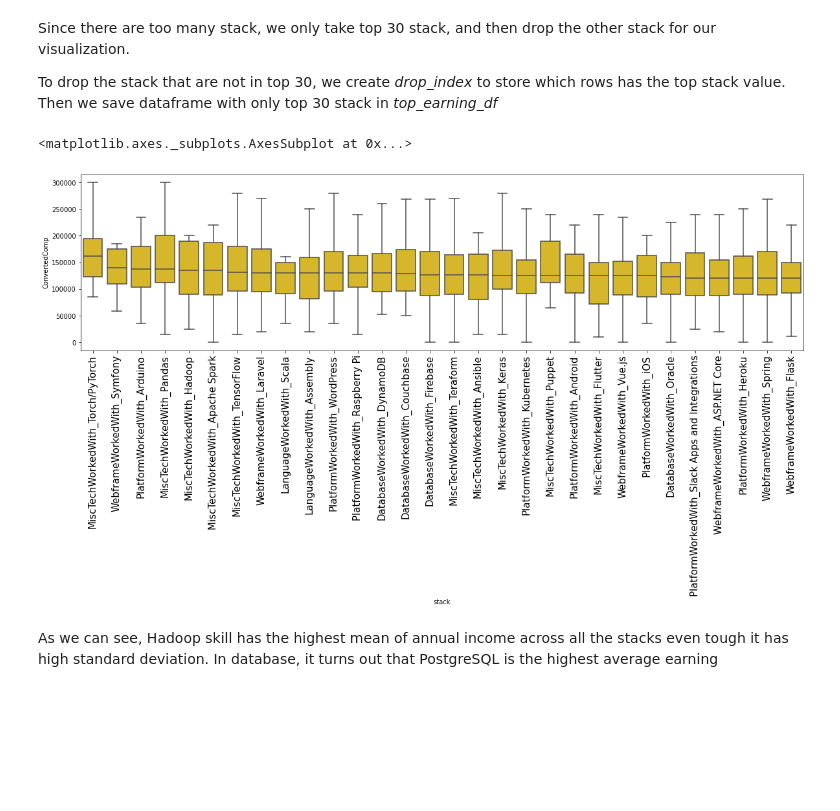
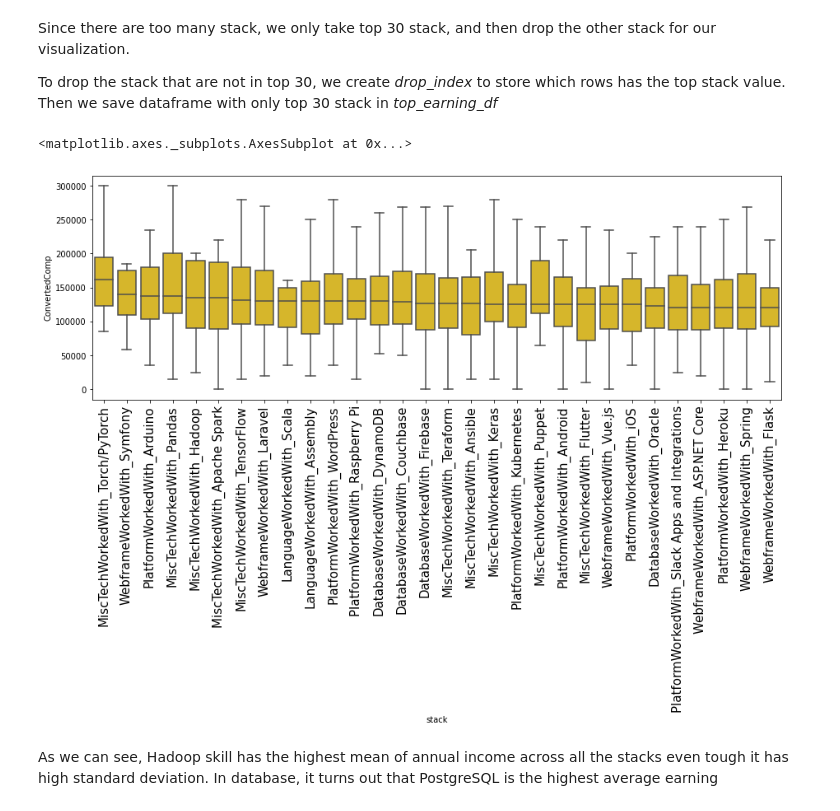
Before and after one commit to fahmiduldul/ds-blog-post, a Jupyter notebook: main.ipynb, the cells around one changed output. Cells and saved outputs as stored; diff of their text form; code cells hidden in the pictures; blank space fills up the shorter version.

Commit message:
change figure size

```diff
--- a/main.ipynb
+++ b/main.ipynb
@@ -324,13 +324,13 @@ for stack_name in top_earning_stack:
 
 top_earning_df = earning_df[drop_index]
 # %%
-plt.figure(figsize=(20,5))
+plt.figure(figsize=(15,5))
 plt.xticks(rotation='vertical', fontsize=15.0)
 sns.boxplot(data = top_earning_df[['ConvertedComp','stack']], color="#F2C80F", x='stack', y='ConvertedComp',
             order=top_earning_stack, showfliers=False)
 # %% [output]
 <matplotlib.axes._subplots.AxesSubplot at 0x...>
-[figure, old version]
+[figure, new version]
 # %% [markdown]
 As we can see, Hadoop skill has the highest mean of annual income across all the stacks even tough it has high standard deviation. In database, it turns out that PostgreSQL is the highest average earning
 # %% [markdown]
```
